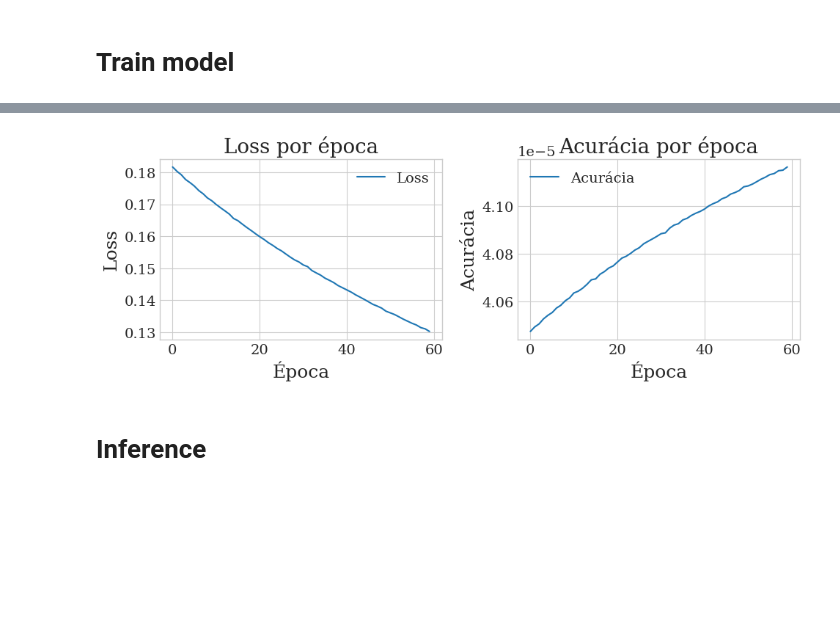
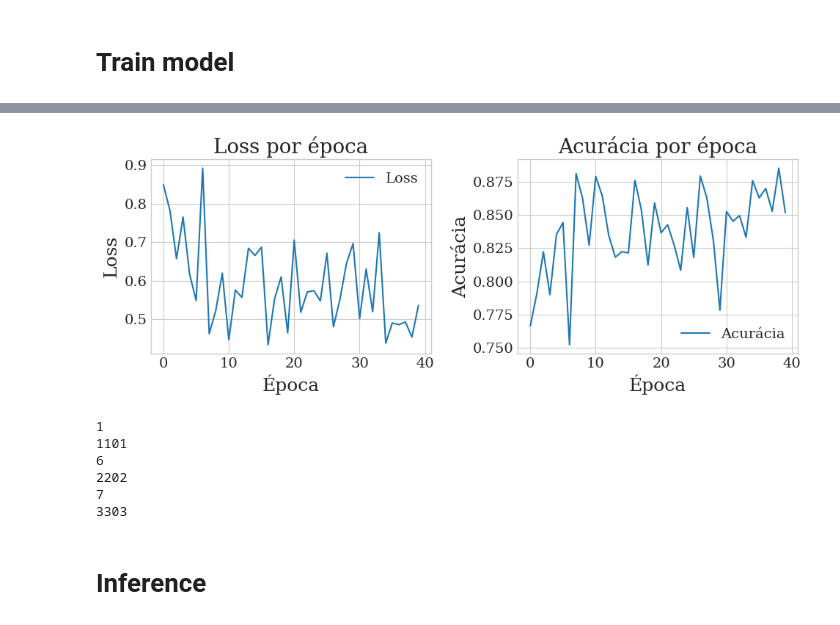
Before and after one commit to Matheus-lla/pfc-semantic-segmentation, a Jupyter notebook: experiments/run_model.ipynb, the cells around one changed output, grey strips where cells are left out. Cells and saved outputs as stored; diff of their text form; code cells hidden in the pictures; blank space fills up the shorter version.

```diff
--- a/experiments/run_model.ipynb
+++ b/experiments/run_model.ipynb
@@ -24,8 +24,8 @@ Jupyter environment detected. Enabling Open3D WebVisualizer.
 # Hyperparameters
 # %%
 NUM_CLASSES = 20
-INPUT_CHANNELS = 9
-EPOCHS = 200
+INPUT_CHANNELS = 29
+EPOCHS = 41
 LR = 0.001
 DECAY_RATE = 0.0001
 MOMENTUM_DECAY_STEP = 10
@@ -38,9 +38,9 @@ SEQ_LIST_NAME = "".join(str(s) for s in SEQ_LIST)
 # %%
 # ==== MODEL ====
 model = PointNetSeg(num_classes=NUM_CLASSES, input_channels=INPUT_CHANNELS).to(DEVICE)
-# model.load_state_dict(
-#     torch.load("checkpoints_to_ignore/models/modelV2_e090_s012345678910_ic9.pth")
-# )
+model.load_state_dict(
+    torch.load("checkpoints_to_ignore/models/modelV2_e039_s023458910_ic29.pth")
+)
 criterion = nn.CrossEntropyLoss(ignore_index=0)
 optimizer = torch.optim.Adam(
     model.parameters(),
@@ -155,13 +186,15 @@ train_loss_history = []
 train_acc_history = []
 validation_loss_history = []
 validation_acc_history = []
+EPOCH_TO_SAVE = 0
 
-for epoch in range(EPOCHS):
+for epoch in range(1, EPOCHS):
     model.train()
     total_loss = 0.0
     total_correct = 0
     total_points = 0
     frame_acc = 0.0
+    EPOCH_TO_SAVE = epoch
 
     random.shuffle(processed_train_dataset)
     for item in tqdm(
@@ -184,9 +217,10 @@ for epoch in range(EPOCHS):
 
         loss = criterion(pred, label)
         # Exemplo de como seria se estivesse ativa (NÃO FAÇA ISSO PARA OVERFIT):
-        # if trans_feat is not None and model.feat.feature_transform: # trans_feat é a segunda saída do modelo
-        #     reg_loss = feature_transform_regulaizer(trans_feat)
-        #     loss = loss + 0.001 * reg_loss # 0.001 é um exemplo de peso da regularização
+        if trans_feat is not None and model.feat.feature_transform: # trans_feat é a segunda saída do modelo
+            reg_loss = feature_transform_regulaizer(trans_feat)
+            loss = loss + 0.001 * reg_loss # 0.001 é um exemplo de peso da regularização
+
         pred = pred.argmax(dim=1)
         loss.backward()
         optimizer.step()
@@ -224,8 +258,6 @@ for epoch in range(EPOCHS):
                 label_val_loss = torch.tensor(item[:, -2], dtype=torch.long).unsqueeze(0).to(DEVICE)
                 label_val_acc = item[:, -2] # Para cálculo da acurácia como antes
 
-                # label = item[:, -2]
-
                 pred, trans_feat = model(data)
 
                 pred_val_loss = pred.view(-1, NUM_CLASSES)
@@ -247,7 +279,7 @@ for epoch in range(EPOCHS):
 
 # Opcional: salvar checkpoints
 model_name_saved = (
-    f"{MODEL_SAVE_PATH}_e{EPOCHS:03d}_s{SEQ_LIST_NAME}_ic{INPUT_CHANNELS}"
+    f"{MODEL_SAVE_PATH}_e{EPOCH_TO_SAVE:03d}_s{SEQ_LIST_NAME}_ic{INPUT_CHANNELS}"
 )
 torch.save(model.state_dict(), f"{model_name_saved}.pth")
 # %% [output]
@@ -266,0 +299,7 @@ torch.save(model.state_dict(), f"{model_name_saved}.pth")
+# %%
+# Opcional: salvar checkpoints
+model_name_saved = (
+    f"{MODEL_SAVE_PATH}_e{EPOCH_TO_SAVE:03d}_s{SEQ_LIST_NAME}_ic{INPUT_CHANNELS}"
+)
+torch.save(model.state_dict(), f"{model_name_saved}.pth")
+EPOCH_TO_SAVE
@@ -286,32 +361,55 @@ torch.save(model.state_dict(), f"{model_name_saved}.pth")
 # %%
 plt.figure(figsize=(10, 4))
 plt.subplot(1, 2, 1)
-plt.plot(loss_history, label="Loss")
+plt.plot(validation_loss_history, label="Loss")
 plt.xlabel("Época")
 plt.ylabel("Loss")
 plt.title("Loss por época")
 plt.grid(True)
 plt.legend()
 
 plt.subplot(1, 2, 2)
-plt.plot(acc_history, label="Acurácia")
+plt.plot(validation_acc_history, label="Acurácia")
 plt.xlabel("Época")
 plt.ylabel("Acurácia")
 plt.title("Acurácia por época")
 plt.grid(True)
 plt.legend()
 
 plt.tight_layout()
 
 # Salve ANTES do plt.show()
 plot_dir = Path("plots/loss_acc")
 plot_dir.mkdir(parents=True, exist_ok=True)
 plot_filename_base = Path(model_name_saved).name
 plt.savefig(plot_dir / f"{plot_filename_base}.png", dpi=300, bbox_inches="tight")
 
 plt.show()
 # %% [output]
-[figure, old version]
+[figure, new version]
+# %%
+lista_validation = [1, 6,7]
+processed_validation_dataset = []
+
+for i in lista_validation:
+    SEQ_LIST = [i]
+    SEQ_LIST_NAME = "".join(str(s) for s in SEQ_LIST)
+    print(SEQ_LIST_NAME)
+
+    with open(
+        f"./checkpoints_to_ignore/processed_train_dataset/seq{SEQ_LIST_NAME}.pkl", "rb"
+    ) as f:
+        p = pickle.load(f)
+    processed_validation_dataset.extend(p)
+
+    print(len(processed_validation_dataset))
+# %% [output]
+1
+1101
+6
+2202
+7
+3303
 # %% [markdown]
 # Inference
 # %%
```
Also changed, not shown: parts of 12 cells of this notebook, 3 other files.
